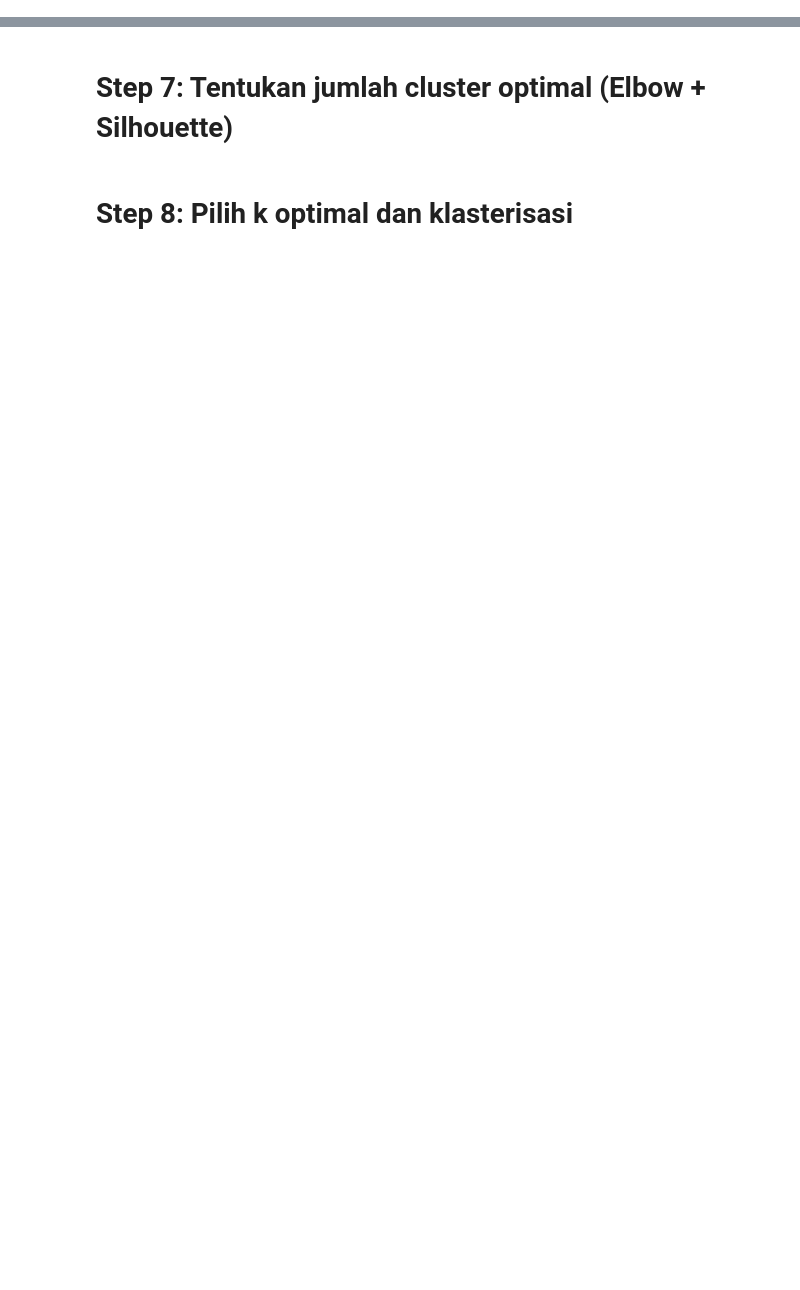
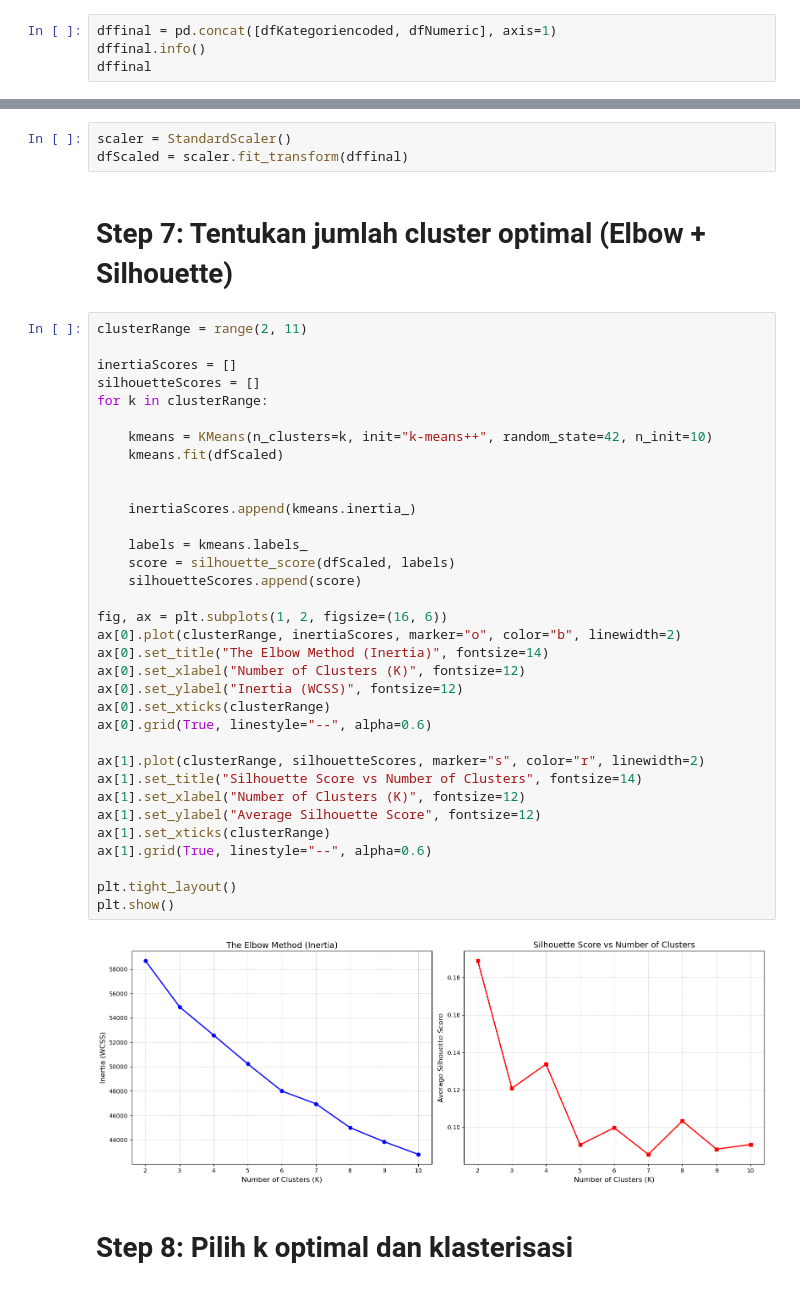
Before and after one commit to Yan-ac1/tugas, a Jupyter notebook: Tugas3_marselinus_yansen.ipynb, the cells around one changed output, grey strips where cells are left out. Cells and saved outputs as stored; diff of their text form; blank space fills up the shorter version.

```diff
--- a/Tugas3_marselinus_yansen.ipynb
+++ b/Tugas3_marselinus_yansen.ipynb
@@ -208,2 +295,6 @@ dtype: int64
 # %% [markdown]
 #Gabungkan data numerik & hasil encoding
+# %%
+dffinal = pd.concat([dfKategoriencoded, dfNumeric], axis=1)
+dffinal.info()
+dffinal
@@ -210,7 +333,46 @@ dtype: int64
 # %% [markdown]
 # Step 6: Scaling data
+# %%
+scaler = StandardScaler()
+dfScaled = scaler.fit_transform(dffinal)
 # %% [markdown]
 
 # Step 7: Tentukan jumlah cluster optimal (Elbow + Silhouette)
+# %%
+clusterRange = range(2, 11)
+
+inertiaScores = []
+silhouetteScores = []
+for k in clusterRange:
+
+    kmeans = KMeans(n_clusters=k, init="k-means++", random_state=42, n_init=10)
+    kmeans.fit(dfScaled)
+
+
+    inertiaScores.append(kmeans.inertia_)
+
+    labels = kmeans.labels_
+    score = silhouette_score(dfScaled, labels)
+    silhouetteScores.append(score)
+
+fig, ax = plt.subplots(1, 2, figsize=(16, 6))
+ax[0].plot(clusterRange, inertiaScores, marker="o", color="b", linewidth=2)
+ax[0].set_title("The Elbow Method (Inertia)", fontsize=14)
+ax[0].set_xlabel("Number of Clusters (K)", fontsize=12)
+ax[0].set_ylabel("Inertia (WCSS)", fontsize=12)
+ax[0].set_xticks(clusterRange)
+ax[0].grid(True, linestyle="--", alpha=0.6)
+
+ax[1].plot(clusterRange, silhouetteScores, marker="s", color="r", linewidth=2)
+ax[1].set_title("Silhouette Score vs Number of Clusters", fontsize=14)
+ax[1].set_xlabel("Number of Clusters (K)", fontsize=12)
+ax[1].set_ylabel("Average Silhouette Score", fontsize=12)
+ax[1].set_xticks(clusterRange)
+ax[1].grid(True, linestyle="--", alpha=0.6)
+
+plt.tight_layout()
+plt.show()
+# %% [output]
+[figure, added]
 # %% [markdown]
 # Step 8: Pilih k optimal dan klasterisasi
```
Also changed, not shown: parts of 9 cells of this notebook.
